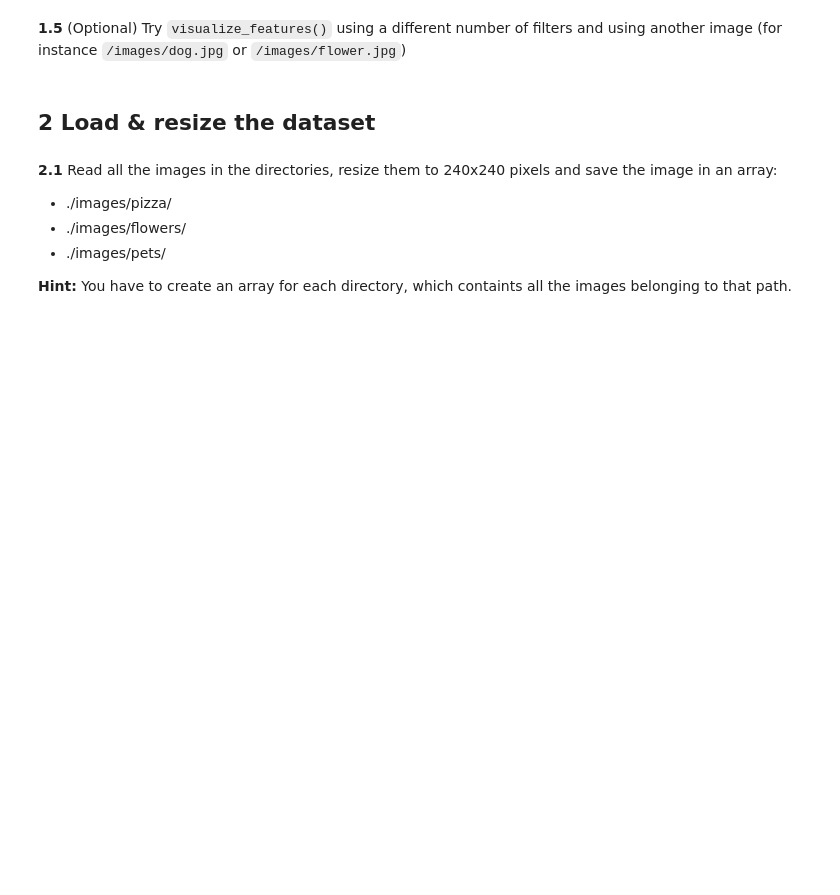
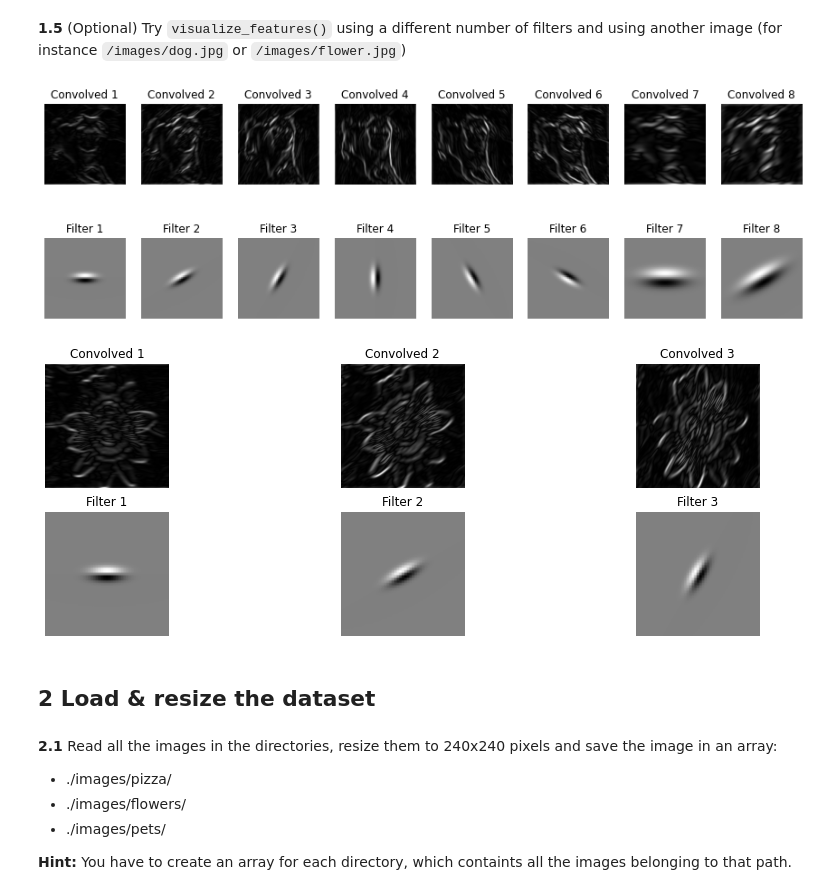
Before and after one commit to dacxjo/computer_vision, a Jupyter notebook: Labs/p5/P5_2023_students.ipynb, the cells around one changed output. Cells and saved outputs as stored; diff of their text form; code cells hidden in the pictures; blank space fills up the shorter version.

```diff
--- a/Labs/p5/P5_2023_students.ipynb
+++ b/Labs/p5/P5_2023_students.ipynb
@@ -144,3 +190,28 @@ The function  must make a plot of two rows containing in the first row, in posit
+# %%
+# Your solution here
+def visualize_features(im, filter_bank, n_filters=5):
+    # Ensure the number of requested filters is not greater than the available filters
+    n_filters = min(n_filters, filter_bank.shape[2])
+
+    # Create subplots
+    fig, axs = plt.subplots(2, n_filters, figsize=(15, 5))
+
+    # Iterate through the filters
+    for k in range(n_filters):
+        # Convolve the image with the k-th filter
+        convolved_image = np.abs(convolve2d(im, filter_bank[:, :, k], mode='same'))
+
+        # Plot the convolved image
+        axs[0, k].imshow(convolved_image, cmap='gray')
+        axs[0, k].axis('off')
+        axs[0, k].set_title(f'Convolved {k+1}')
+
+        # Plot the filter
+        axs[1, k].imshow(filter_bank[:, :, k], cmap='gray')
+        axs[1, k].axis('off')
+        axs[1, k].set_title(f'Filter {k+1}')
+
+    plt.show()
 # %%
 ## Try the function
 visualize_features(pizza_gray, filter_bank)
@@ -151,3 +222,10 @@ visualize_features(pizza_gray, filter_bank)
+# %%
+# Your solution here
+visualize_features(resize(rgb2gray(io.imread("images/dog.jpg")), (240,240)), filter_bank, n_filters=8)
+visualize_features(resize(rgb2gray(io.imread("images/flower.jpg")), (240,240)), filter_bank, n_filters=3)
+# %% [output]
+[figure, added]
+[figure, added]
 # %% [markdown]
 ## 2 Load & resize the dataset
 # %% [markdown]
```
Also changed, not shown: parts of 15 cells of this notebook.
